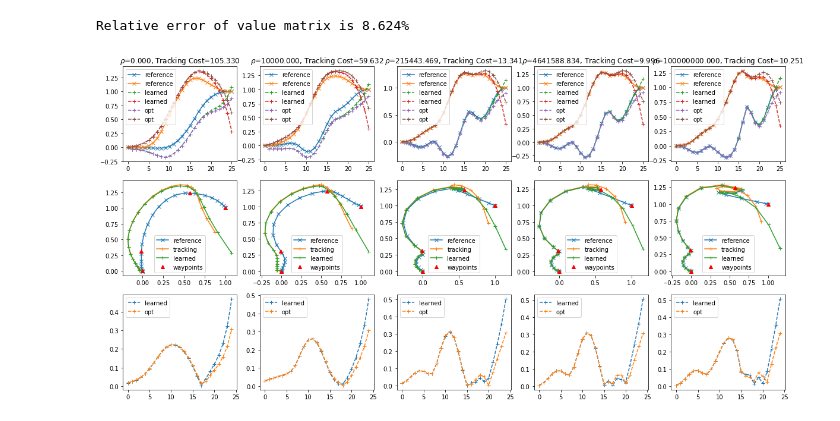
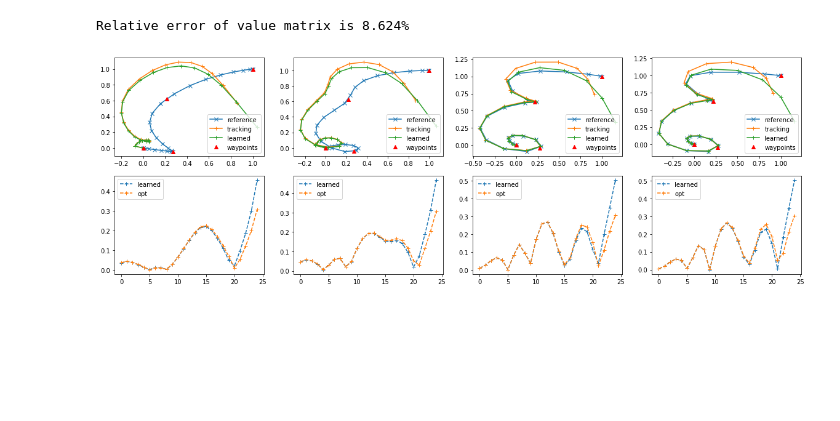
Before and after one commit to Nusha97/Layered-control-architectures-for-Robotics, a Jupyter notebook: tracking/LSTD Tutorial.ipynb, the cells around one changed output. Saved outputs shown, nothing was run; the diff lists cells and outputs as text; code cells hidden in the pictures; blank space fills up the shorter version.

Commit message:
plotting for random 2D experiment in notebook

```diff
--- a/tracking/LSTD Tutorial.ipynb
+++ b/tracking/LSTD Tutorial.ipynb
@@ -246,32 +248,33 @@ num_points = 20
 # %%
 # Spline trajectory
-rhos = np.concatenate([[0], np.logspace(4, 8, 4)])
+rhos = np.concatenate([[0], np.logspace(4, 8, 3)])
 
 plt.figure(figsize=(20, 10))
 for i, rho in enumerate(rhos):
     ref = trajgen.generate(waypoints, ts, 5, Tref+1, p, P=P, rho=rho)
     d0 = np.concatenate([waypoints[0], ref])
     xtraj, utraj, rtraj = test_utils.sample_traj(At, Bt, Qt, Rt, learned_ctrl, Tref, d0, sigma=0)
     vi_ctrlr = test_utils.TVcontroller(Kvi[:])
     xvi, uvi, rvi = test_utils.sample_traj(At, Bt, Qt, Rt, vi_ctrlr.ctrl, Tref, d0, sigma=0)
 
-    plt.subplot(3, len(rhos), i+1)
-    plt.plot(np.arange(Tref+1), ref.reshape(Tref+1, p), 'x-', label='reference')
-    plt.plot(np.arange(Tref+1), xtraj[:,:p], '+--', label='learned')
-    plt.plot(np.arange(Tref+1), xvi[:, :p], '+--', label='opt')
-    plt.legend()
-    plt.title(r'$\rho$={:.3f}, Tracking Cost={:.3f}'.format(rho, rvi.sum()))
+    #plt.subplot(3, len(rhos), i+1)
+    #plt.plot(np.arange(Tref+1), ref.reshape(Tref+1, p), 'x-', label='reference')
+    #plt.plot(np.arange(Tref+1), xtraj[:,:p], '+--', label='learned')
+    #plt.plot(np.arange(Tref+1), xvi[:, :p], '+--', label='opt')
+    #plt.legend()
+    #plt.title(r'$\rho$={:.3f},\
+    #          Tracking Cost={:.3f}'.format(rho, rvi.sum()))
 
     plt.subplot(3, len(rhos), i+1+len(rhos))
     plt.plot(ref[0::p], ref[1::p], 'x-', label='reference')
     plt.plot(xvi[:,0], xvi[:,1], '+-', label='tracking')
     plt.plot(xtraj[:,0], xtraj[:,1], '+-', label='learned')
     plt.plot(waypoints[:,0], waypoints[:,1], 'r^', label='waypoints')
     plt.legend()
 
     plt.subplot(3, len(rhos), i+1+2*len(rhos))
     plt.plot(np.arange(Tref), np.abs(utraj), '+--', label='learned')
     plt.plot(np.arange(Tref), np.abs(uvi), '+--', label='opt')
     plt.legend()
 # %% [output]
-[figure, old version]
+[figure, new version]
```
Also changed, not shown: parts of 1 cell of this notebook.
